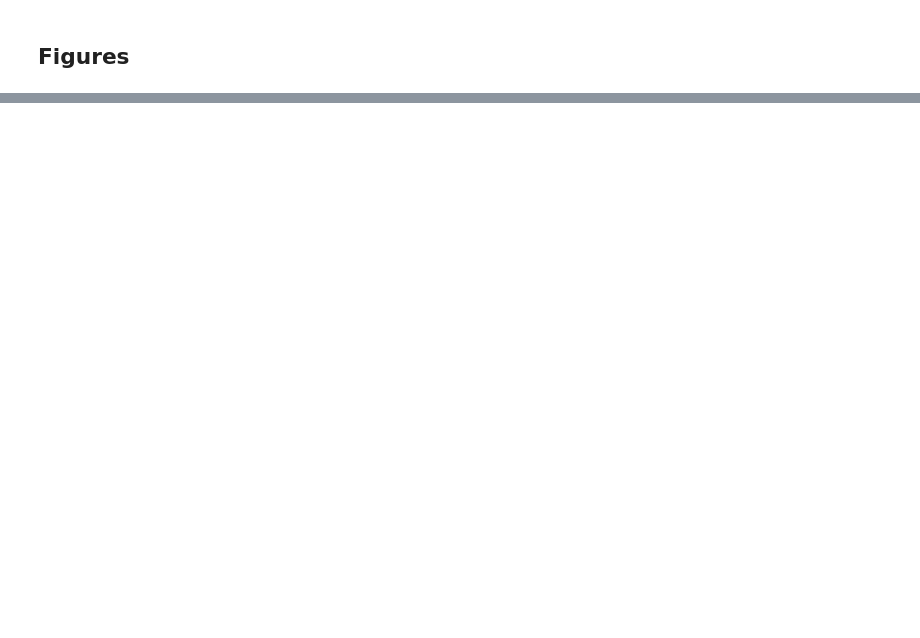
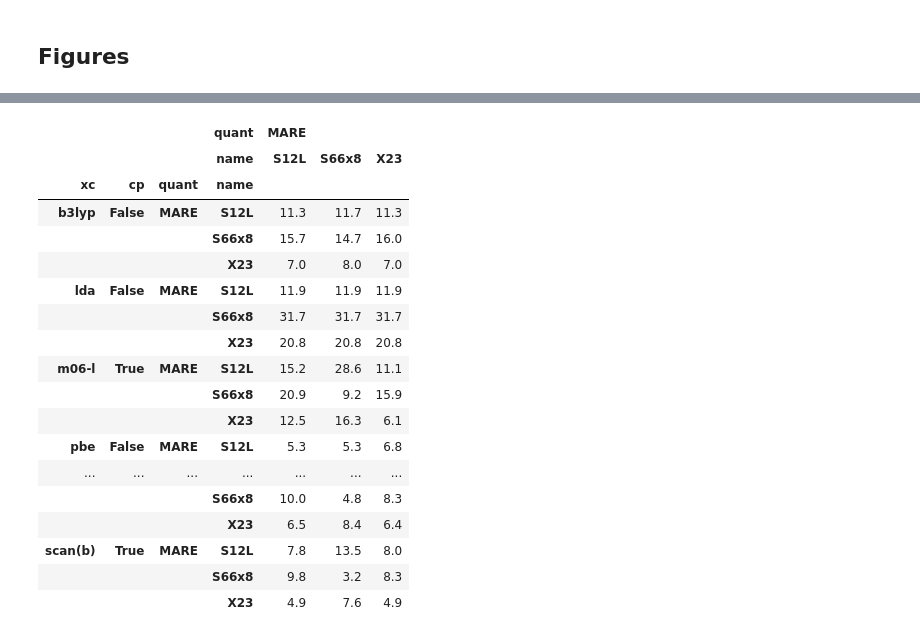
Before and after one commit to azag0/dft-vdw-range, a Jupyter notebook: src/2017-05-05-figures.ipynb, the cells around one changed output, grey strips where cells are left out. Cells and saved outputs as stored; diff of their text form; code cells hidden in the pictures; blank space fills up the shorter version.

```diff
--- a/src/2017-05-05-figures.ipynb
+++ b/src/2017-05-05-figures.ipynb
@@ -139,0 +126,30 @@ stats_s66
+# %%
+def get_optimal_beta(df):
+    df = df.groupby('beta').apply(get_stat).reset_index()
+    mean = interp1d(df['beta'], 100*df['mean'], kind='cubic')
+    std = interp1d(df['beta'], 100*df['STD'], kind='cubic')
+    mare = interp1d(df['beta'], 100*df['MARE'], kind='cubic')
+    bounds = [(df['beta'].min()+1e-6, df['beta'].max()-1e-6)]
+    opt_std = minimize(std, 1., bounds=bounds).x[0]
+    opt_mare = minimize(mare, 1., bounds=bounds).x[0]
+    mean_l, mean_r = mean(bounds[0][0]), mean(bounds[0][1])
+    if np.sign(mean_l) != np.sign(mean_r):
+        opt_mean = brentq(mean, *bounds[0])
+    elif mean_l < mean_r:
+        opt_mean = bounds[0][0]
+    else:
+        opt_mean = bounds[0][1]
+    return pd.Series({'mean': opt_mean, 'STD': opt_std, 'MARE': opt_mare}, name='quant')
+
+
+optimal_beta = merge_scfs_vdws(
+    'mbd',
+    ('S66x8 X23 S12L'.split(), slice(None), 1.),
+    [
+        *dict.fromkeys('lda b3lyp pbe pbe0'.split(), False).items(),
+        *dict.fromkeys('scan m06-l scan(b)'.split(), True).items()
+    ],
+    [(6, slice(None, 2))],
+    'a beta'.split()
+).groupby('name xc cp'.split()).apply(get_optimal_beta).stack().rename('beta').where(lambda s: s < 1.9, 10.)
+optimal_beta.round(2).unstack([1, 2])
@@ -139,0 +169,34 @@ stats_s66
+# %%
+def get_performance(xc, cp, beta, **_):
+    return merge_scf_vdw(
+        interp_mbd(
+            data['mbd'].ene.loc['S66x8 X23 S12L'.split(), slice(None), 1., 6., slice(None)], [beta]
+        ), tuple(3*[slice(None)]), (xc, cp), (6, beta), 'a beta'.split()
+    ).groupby('name').apply(get_stat).stack().reorder_levels([1, 0])
+
+def get_performance_df(df):
+    return 100*get_performance(**dict(zip(df.index.names, df.index.values[0])), beta=df.values[0])
+
+all_perfs = optimal_beta.groupby('xc cp quant name'.split()).apply(get_performance_df).unstack([2, 3]).round(1)
+# %%
+all_perfs.loc[(slice(None), slice(None), 'MARE'), ('MARE', slice(None))]
+# %% [output]
+|  |  |  | quant | MARE |  |  |
+|  |  |  | name | S12L | S66x8 | X23 |
+| xc | cp | quant | name |  |  |  |
+| b3lyp | False | MARE | S12L | 11.3 | 11.7 | 11.3 |
+|  |  |  | S66x8 | 15.7 | 14.7 | 16.0 |
+|  |  |  | X23 | 7.0 | 8.0 | 7.0 |
+| lda | False | MARE | S12L | 11.9 | 11.9 | 11.9 |
+|  |  |  | S66x8 | 31.7 | 31.7 | 31.7 |
+|  |  |  | X23 | 20.8 | 20.8 | 20.8 |
+| m06-l | True | MARE | S12L | 15.2 | 28.6 | 11.1 |
+|  |  |  | S66x8 | 20.9 | 9.2 | 15.9 |
+|  |  |  | X23 | 12.5 | 16.3 | 6.1 |
+| pbe | False | MARE | S12L | 5.3 | 5.3 | 6.8 |
+| ... | ... | ... | ... | ... | ... | ... |
+|  |  |  | S66x8 | 10.0 | 4.8 | 8.3 |
+|  |  |  | X23 | 6.5 | 8.4 | 6.4 |
+| scan(b) | True | MARE | S12L | 7.8 | 13.5 | 8.0 |
+|  |  |  | S66x8 | 9.8 | 3.2 | 8.3 |
+|  |  |  | X23 | 4.9 | 7.6 | 4.9 |
```
Also changed, not shown: parts of 22 cells of this notebook, 37 other files.
